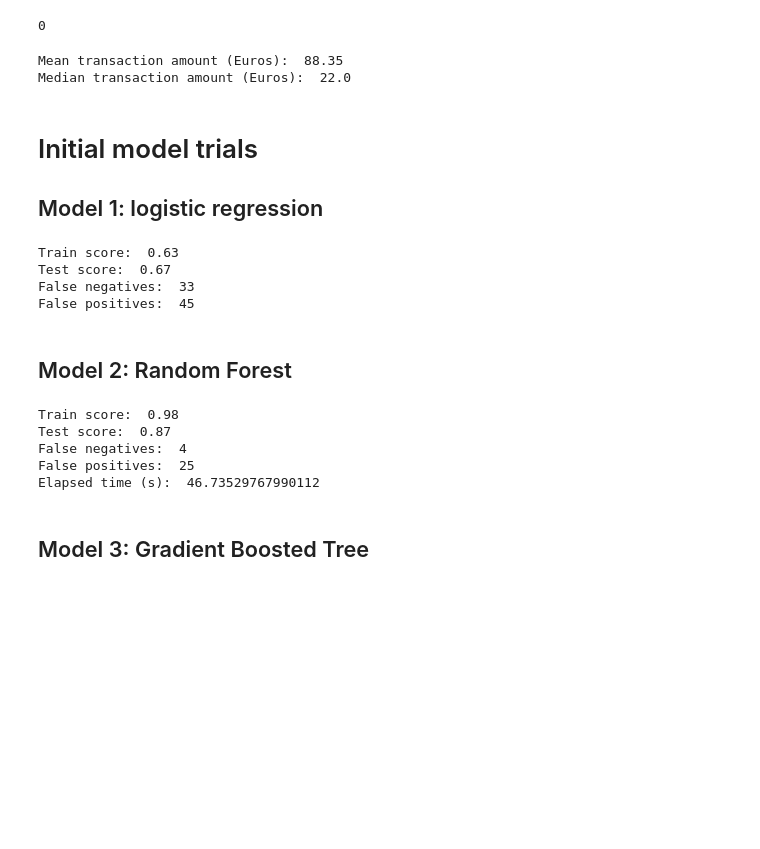
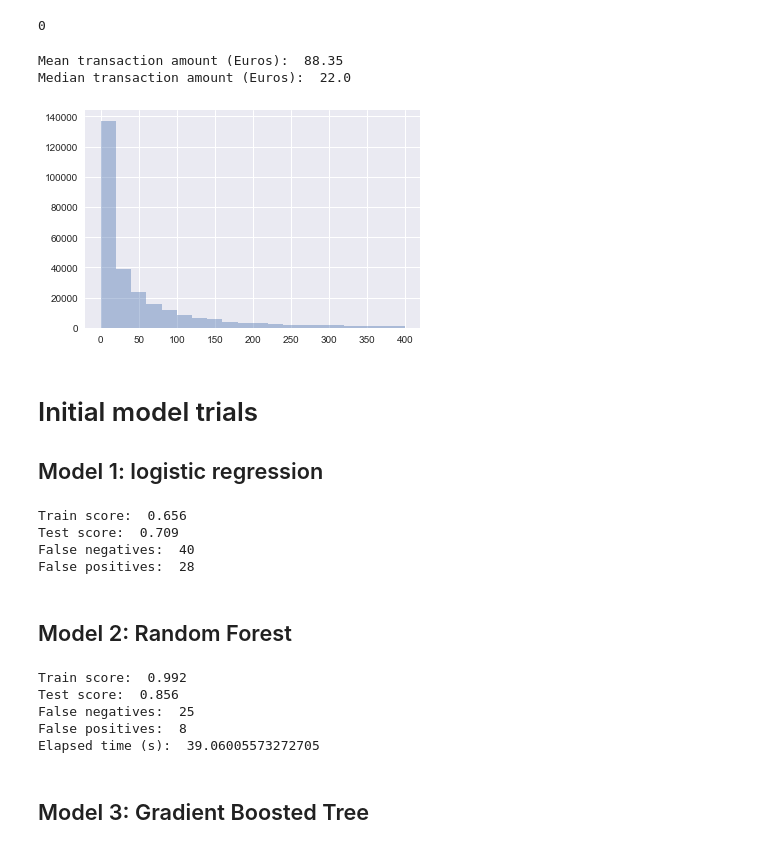
Before and after one commit to wwwslinger/drills, a Jupyter notebook: Thinkful/drills/3.6.1 Fraud Detection.ipynb, the cells around one changed output. Saved outputs shown, nothing was run; the diff lists cells and outputs as text; code cells hidden in the pictures; blank space fills up the shorter version.

```diff
--- a/Thinkful/drills/3.6.1 Fraud Detection.ipynb
+++ b/Thinkful/drills/3.6.1 Fraud Detection.ipynb
@@ -53,9 +53,13 @@ credit_df.isnull().sum().sum()
 # %%
 print("Mean transaction amount (Euros): ", round(credit_df.Amount.mean(), 2))
 print("Median transaction amount (Euros): ", credit_df.Amount.median())
+x = [amt for amt in credit_df.Amount if amt < 400]
+sns.distplot(x, bins=20, kde=False)
+plt.show()
 # %% [output]
 Mean transaction amount (Euros):  88.35
 Median transaction amount (Euros):  22.0
+[figure, added]
 # %%
 from sklearn.model_selection import train_test_split
 X = credit_df.drop('Class', axis=1)
@@ -67,7 +71,6 @@ X_train, X_test, y_train, y_test = train_test_split(X, y, test_size=0.25)
 ## Model 1: logistic regression
 # %%
 from sklearn.linear_model import LogisticRegression
-from sklearn.metrics import confusion_matrix
 from sklearn.metrics import f1_score
 
 lreg = LogisticRegression(penalty='l2')
@@ -75,17 +78,17 @@ lreg.fit(X_train, y_train)
 train_pred = lreg.predict(X_train)
 test_pred = lreg.predict(X_test)
 
-false_neg = sum((y_test - test_pred) == -1)
-false_pos = sum((y_test - test_pred) == 1)
+false_neg = sum((y_test - test_pred) == 1)
+false_pos = sum((y_test - test_pred) == -1)
 print("Train score: ", round(f1_score(y_train, train_pred), 3))
 print("Test score: ", round(f1_score(y_test, test_pred),3))
 print("False negatives: ", false_neg)
 print('False positives: ', false_pos)
 # %% [output]
-Train score:  0.63
-Test score:  0.67
-False negatives:  33
-False positives:  45
+Train score:  0.656
+Test score:  0.709
+False negatives:  40
+False positives:  28
 # %% [markdown]
 ## Model 2: Random Forest
 # %%
@@ -98,19 +101,19 @@ rfc.fit(X_train, y_train)
 train_pred = rfc.predict(X_train)
 test_pred = rfc.predict(X_test)
 
-false_neg = sum((y_test - test_pred) == -1)
-false_pos = sum((y_test - test_pred) == 1)
+false_neg = sum((y_test - test_pred) == 1)
+false_pos = sum((y_test - test_pred) == -1)
 print("Train score: ", round(f1_score(y_train, train_pred), 3))
 print("Test score: ", round(f1_score(y_test, test_pred),3))
 print("False negatives: ", false_neg)
 print('False positives: ', false_pos)
 print('Elapsed time (s): ', time()-start)
 # %% [output]
-Train score:  0.98
-Test score:  0.87
-False negatives:  4
-False positives:  25
-Elapsed time (s):  46.73529767990112
+Train score:  0.992
+Test score:  0.856
+False negatives:  25
+False positives:  8
+Elapsed time (s):  39.06005573272705
 # %% [markdown]
 ## Model 3: Gradient Boosted Tree
 # %%
```
Also changed, not shown: parts of 37 cells of this notebook, 1 other file.
